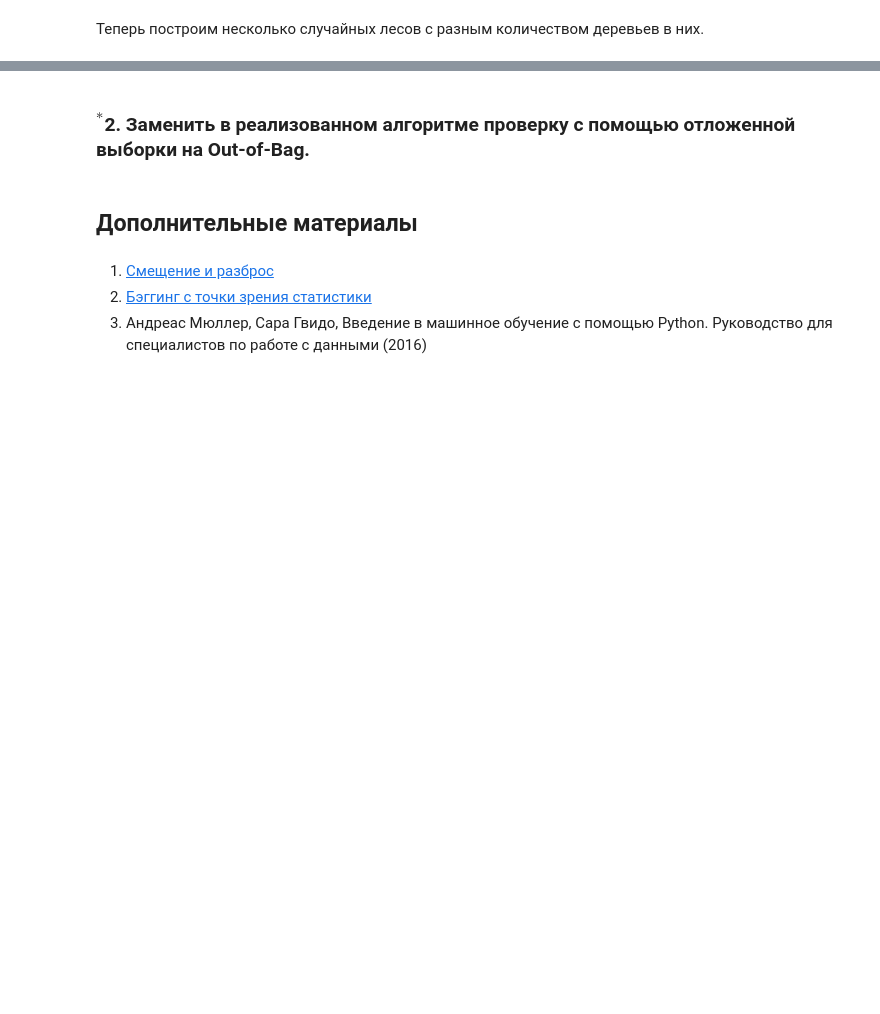
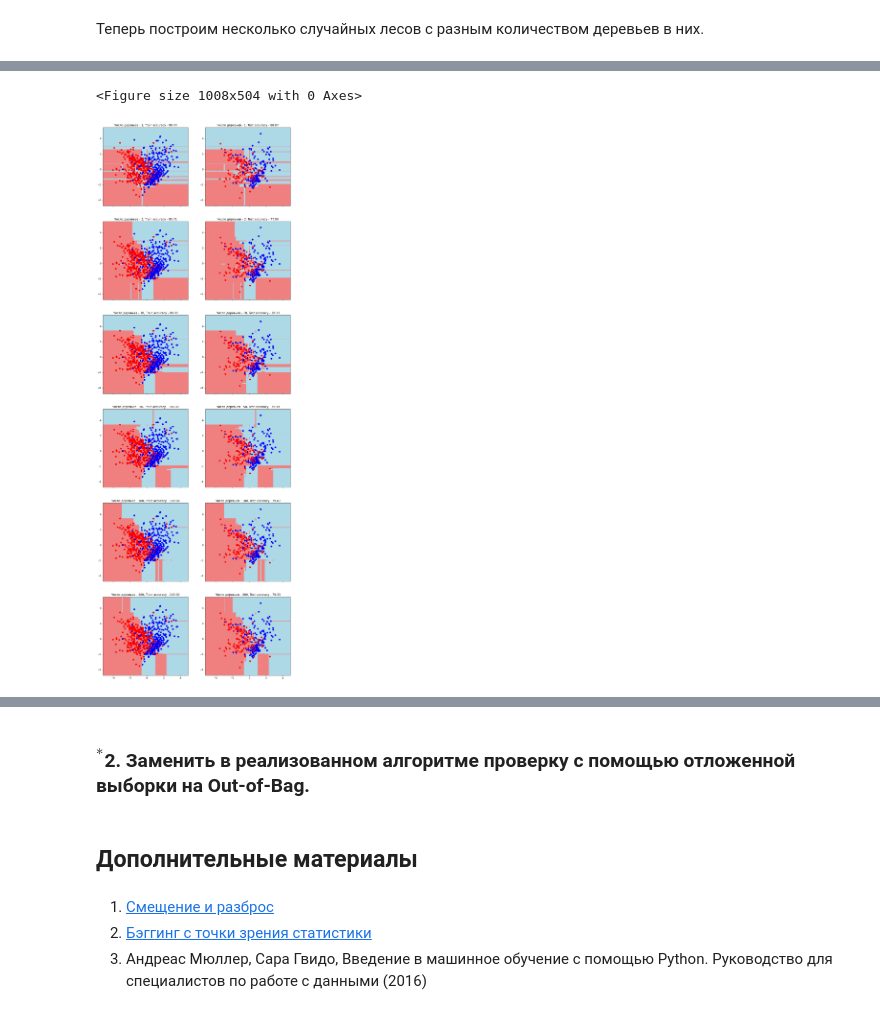
Before and after one commit to MikhailDemin/GB_DataScience-in-Med, a Jupyter notebook: 09_Data_analyze_algorhytms/09_lesson_5_my_solution.ipynb, the cells around one changed output, grey strips where cells are left out. Cells and saved outputs as stored; diff of their text form; code cells hidden in the pictures; blank space fills up the shorter version.

```diff
--- a/09_Data_analyze_algorhytms/09_lesson_5_my_solution.ipynb
+++ b/09_Data_analyze_algorhytms/09_lesson_5_my_solution.ipynb
@@ -243,8 +242,3 @@ def predict(data, tree):
         prediction = classify_object(obj, tree)
         classes.append(prediction)
     return classes
-# %%
-predictions = [[1,1,1], [1,0,0], [1,0,1], [0,0,1]]
-p = list(zip(*predictions))
-print(p)
-max(set(p[0]), key=p[0].count)
@@ -276,10 +267,7 @@ def tree_vote(forest, data):
 
 from sklearn import model_selection
 
-train_data, test_data, train_labels, test_labels = model_selection.train_test_split(classification_data,
-                                                                                     classification_labels,
-                                                                                     test_size = 0.3,
-                                                                                     random_state = 1)
+train_data, test_data, train_labels, test_labels = model_selection.train_test_split(X, y, test_size = 0.3, random_state = 1)
 # %%
 # Введем функцию подсчета точности как доли правильных ответов
 
@@ -387,0 +305,8 @@ print(f'Точность случайного леса из {n_trees} дерев
+# %%
+%%time
+#forest_dense_test = [1, 3, 10]
+forest_dense = [1, 3, 10, 50, 100, 200]
+for trees in forest_dense:
+    grow_forest(trees)
+    print('-'*100)
+    print()
@@ -387,0 +333,37 @@ print(f'Точность случайного леса из {n_trees} дерев
+# %%
+%%time
+# Визуализируем дерево на графике
+import warnings
+warnings.filterwarnings("ignore")
+
+def get_meshgrid(data, step=.05, border=1.2):
+    x_min, x_max = data[:, 0].min() - border, data[:, 0].max() + border
+    y_min, y_max = data[:, 1].min() - border, data[:, 1].max() + border
+    return np.meshgrid(np.arange(x_min, x_max, step), np.arange(y_min, y_max, step))
+
+n = len(forest_dense)
+plt.figure(figsize = (14, 7))
+figure, axes = plt.subplots(nrows=n, ncols=2, sharex=True, figsize=(14, 7 * n))
+num = 0 # number of model
+
+for model in forests:
+
+    ax = axes[num, 0]
+    xx, yy = get_meshgrid(train_data)
+    mesh_predictions = np.array(tree_vote(model, np.c_[xx.ravel(), yy.ravel()])).reshape(xx.shape)
+    ax.pcolormesh(xx, yy, mesh_predictions, cmap=light_colors)
+    ax.scatter(train_data[:, 0], train_data[:, 1], c=train_labels, cmap=colors)
+    ax.set_title('Число деревьев - {}, Train accuracy - {:.2f}'.format(
+                                                forest_dense[num],
+                                                train_metrics[num]));
+    ax = axes[num, 1]
+    ax.pcolormesh(xx, yy, mesh_predictions, cmap=light_colors)
+    ax.scatter(test_data[:, 0], test_data[:, 1], c=test_labels, cmap=colors)
+    ax.set_title('Число деревьев - {}, Test accuracy - {:.2f}'.format(
+                                                forest_dense[num],
+                                                test_metrics[num]));
+    num += 1
+plt.show();
+# %% [output]
+<Figure size 1008x504 with 0 Axes>
+[figure, added]
```
Also changed, not shown: parts of 33 cells of this notebook.
